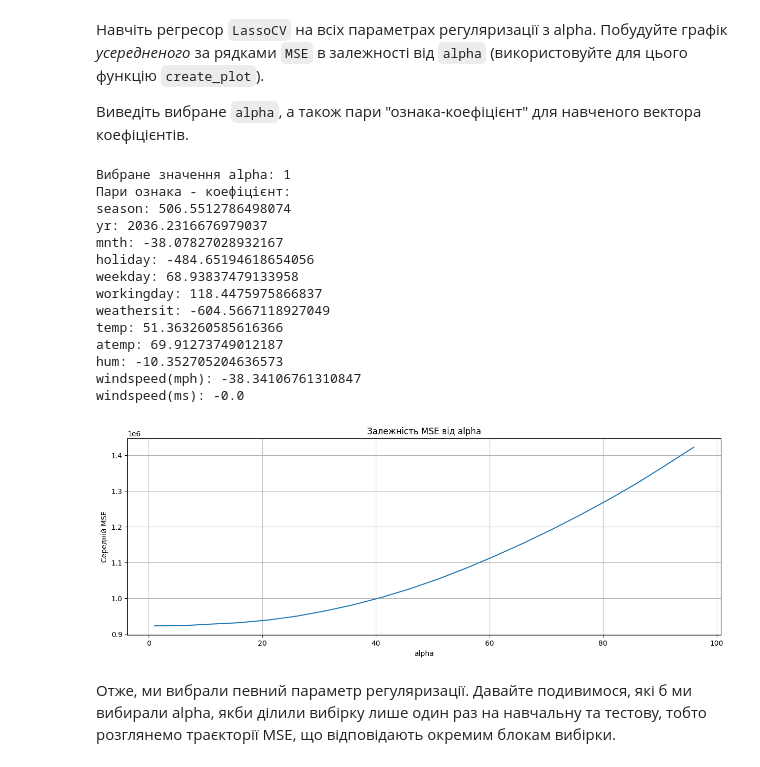
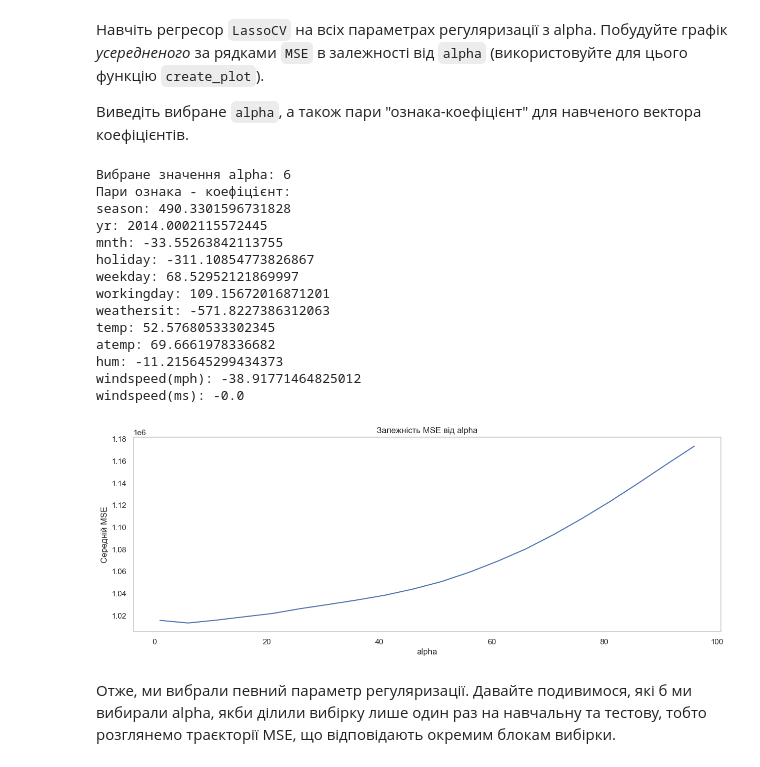
Before and after one commit to otronity/goit-ds-hw-07, a Jupyter notebook: OverfittingHomeWork.ipynb, the cells around one changed output. Cells and saved outputs as stored; diff of their text form; code cells hidden in the pictures.

```diff
--- a/OverfittingHomeWork.ipynb
+++ b/OverfittingHomeWork.ipynb
@@ -462,42 +448,42 @@ def create_plot(data, title, xlabel, ylabel, figsize=None):
 # %%
 from sklearn.linear_model import LassoCV
 
 alphas = np.arange(1, 100, 5)
 
-regressor = LassoCV(alphas=alphas, cv=3, max_iter=10000)
+regressor = LassoCV(alphas=alphas, cv=10, max_iter=10000)
 regressor.fit(X, y)
 
 print(f"Вибране значення alpha: {regressor.alpha_}")
 
 # Виводимо пари "ознака - коефіцієнт"
 print("Пари ознака - коефіцієнт:")
 for feature, coef in zip(df.columns[:-1], regressor.coef_):
     print(f"{feature}: {coef}")
 
 # Обчислюємо середнє значення MSE для кожного alpha
 mse_values = np.mean(regressor.mse_path_, axis=1)  # Середнє значення MSE для кожного alpha
 
 # Створюємо список даних для побудови графіка
 dat = list(zip(regressor.alphas_, mse_values))
 
 # Викликаємо функцію для побудови графіка
 create_plot(dat, title="Залежність MSE від alpha", xlabel="alpha", ylabel="Середній MSE")
 # %% [output]
-Вибране значення alpha: 1
+Вибране значення alpha: 6
 Пари ознака - коефіцієнт:
-season: 506.5512786498074
-yr: 2036.2316676979037
-mnth: -38.07827028932167
-holiday: -484.65194618654056
-weekday: 68.93837479133958
-workingday: 118.4475975866837
-weathersit: -604.5667118927049
-temp: 51.363260585616366
-atemp: 69.91273749012187
-hum: -10.352705204636573
-windspeed(mph): -38.34106761310847
+season: 490.3301596731828
+yr: 2014.0002115572445
+mnth: -33.55263842113755
+holiday: -311.10854773826867
+weekday: 68.52952121869997
+workingday: 109.15672016871201
+weathersit: -571.8227386312063
+temp: 52.57680533302345
+atemp: 69.6661978336682
+hum: -11.215645299434373
+windspeed(mph): -38.91771464825012
 windspeed(ms): -0.0
-[figure, old version]
+[figure, new version]
 # %% [markdown]
 Отже, ми вибрали певний параметр регуляризації. Давайте подивимося, які б ми вибирали alpha, якби ділили вибірку лише один раз на навчальну та тестову, тобто розглянемо траєкторії MSE, що відповідають окремим блокам вибірки.
 # %% [markdown]
```
Also changed, not shown: parts of 6 cells of this notebook.
